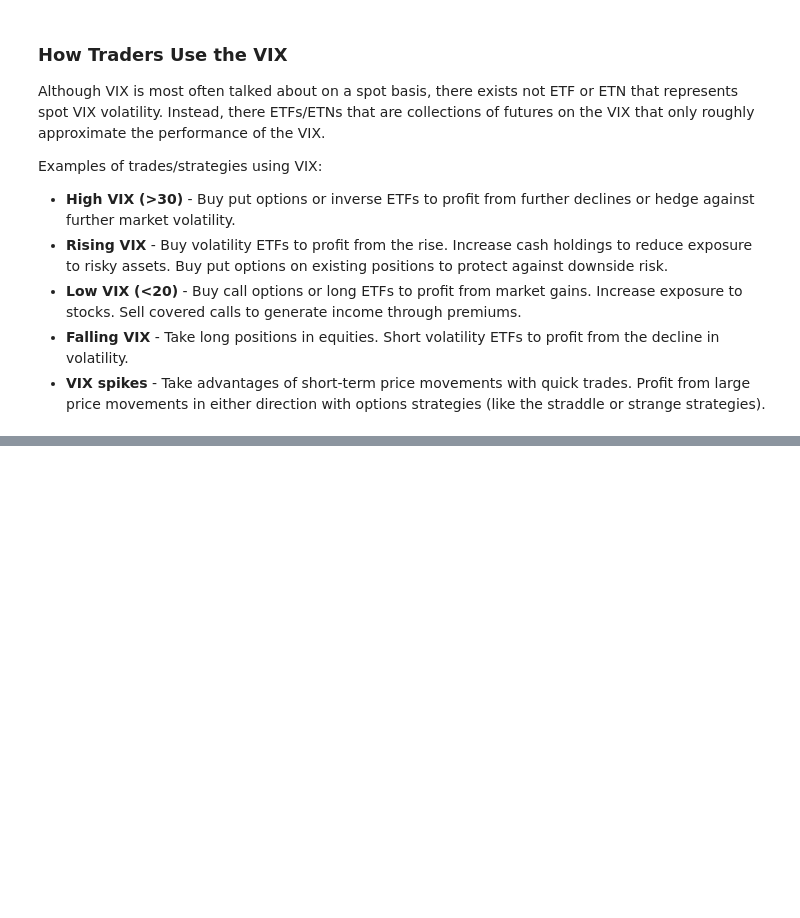
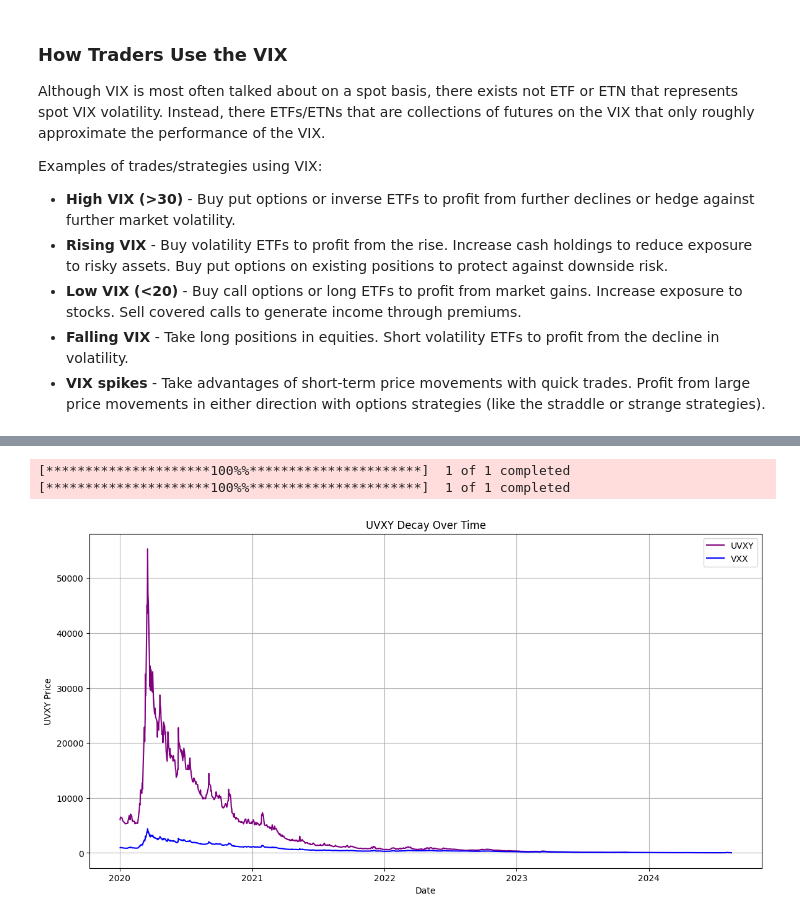
Before and after one commit to MohamadHabbal/UVXY-explained, a Jupyter notebook: Uvxy explained.ipynb, the cells around one changed output, grey strips where cells are left out. Saved outputs shown, nothing was run; the diff lists cells and outputs as text; code cells hidden in the pictures; blank space fills up the shorter version.

```diff
--- a/Uvxy explained.ipynb
+++ b/Uvxy explained.ipynb
@@ -130,0 +204,22 @@ Explore specific strategies, such as day trading, hedging, and mean reversion.
+# %%
+import yfinance as yf
+import matplotlib.pyplot as plt
+
+# Download historical data for UVXY
+uvxy_data = yf.download("UVXY", start="2020-01-01")
+vxx_data = yf.download("VXX", start="2020-01-01")
+
+# Plot the decay of UVXY
+plt.figure(figsize=(14, 7))
+plt.plot(uvxy_data.index, uvxy_data['Close'], label='UVXY', color='purple')
+plt.plot(vxx_data.index, vxx_data['Close'], label='VXX', color='blue')
+plt.title('UVXY Decay Over Time')
+plt.xlabel('Date')
+plt.ylabel('UVXY Price')
+plt.grid(True)
+plt.legend()
+plt.show()
+# %% [output]
+[*********************100%%**********************]  1 of 1 completed
+[*********************100%%**********************]  1 of 1 completed
+[figure, added]
```
Also changed, not shown: parts of 10 cells of this notebook.
